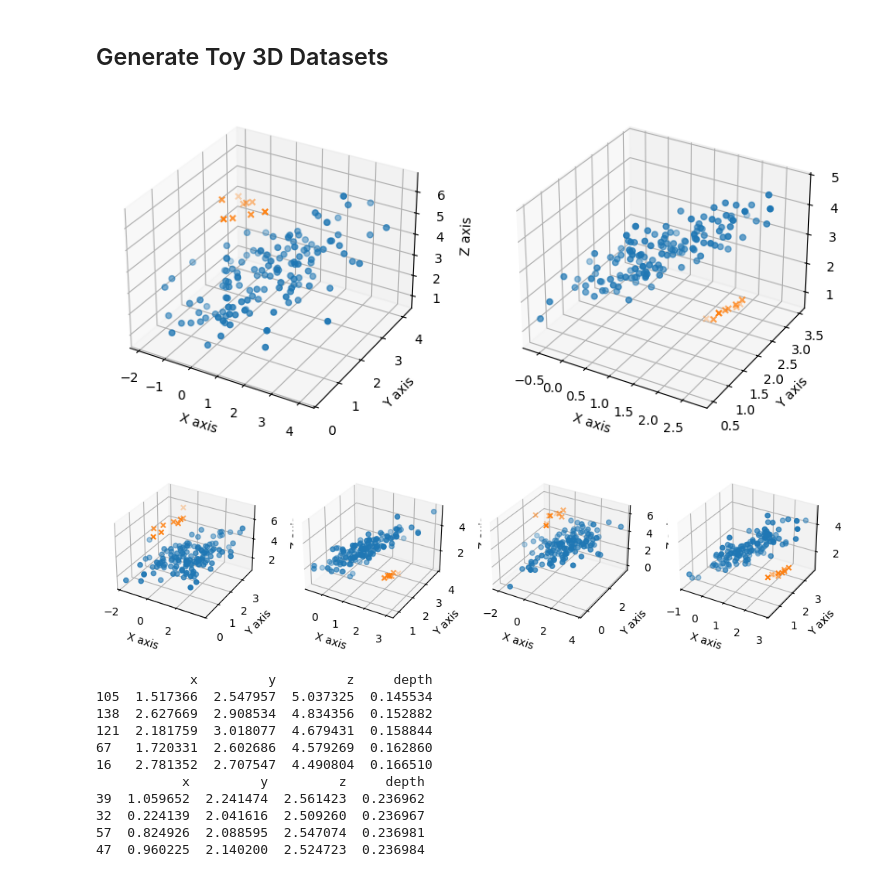
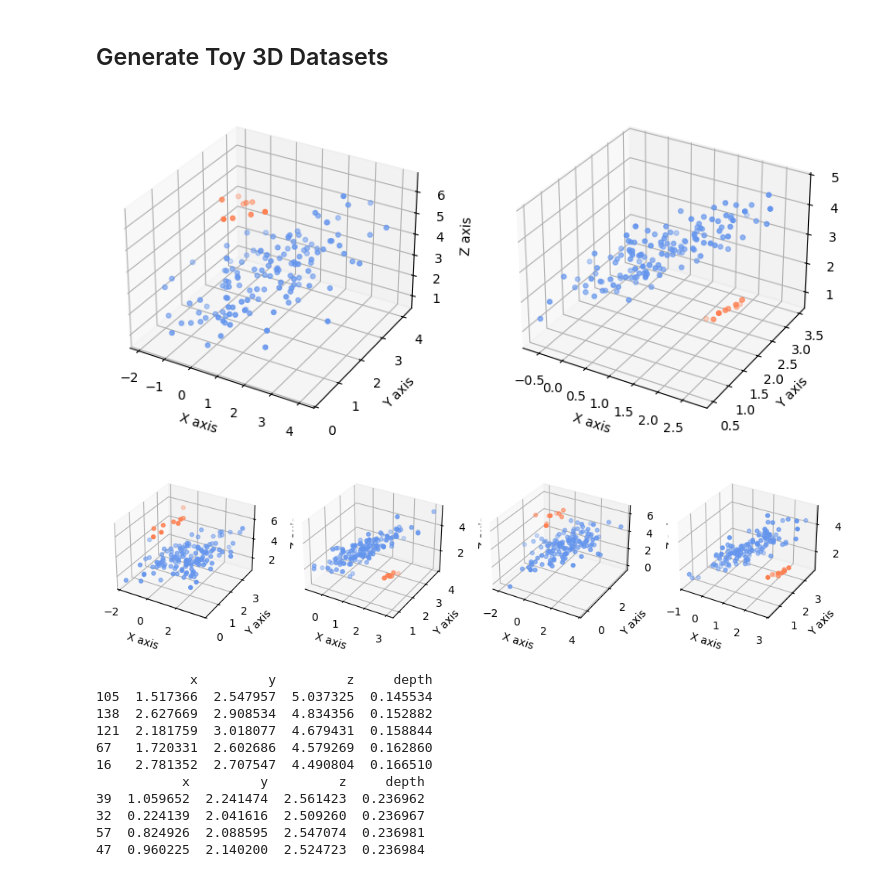
Before and after one commit to ananya-k15/data-depth, a Jupyter notebook: data_depth.ipynb, the cells around one changed output. Saved outputs shown, nothing was run; the diff lists cells and outputs as text; code cells hidden in the pictures.

```diff
--- a/data_depth.ipynb
+++ b/data_depth.ipynb
@@ -175,38 +176,37 @@ def generateToy3D(true, anomaly, mean=(1, 2, 3), anom_mean=(0, 2, 6), sparsity=5
     # (separately in case we need to extract this later)
     combined_x = np.concatenate([x, anom_x])
     combined_y = np.concatenate([y, anom_y])
     combined_z = np.concatenate([z, anom_z])
 
     # compute combined dataset
     combined_data = np.column_stack((combined_x, combined_y, combined_z))
     # print(combined_x.shape, combined_data.shape) # for testing
 
     return combined_data
 
-def plot3dScatter(ax, combined_data, true, pos=111) :
+def plot3dScatter(ax, combined_data, true) :
     # divide data into dimensions
     x, y, z = combined_data[:, 0], combined_data[:, 1], combined_data[:, 2]
 
     # we assume that the dataset is a combination of
     # true points followed by the anomalies
-
-    ax.scatter(x[:true], y[:true], z[:true], marker='o')
-    ax.scatter(x[true+1:], y[true+1:], z[true+1:], marker='x')
+    ax.scatter(x[:true], y[:true], z[:true], color='cornflowerblue', s=[50], marker='.')
+    ax.scatter(x[true+1:], y[true+1:], z[true+1:], color='coral', s=[50], marker='.')
     ax.set_xlabel('X axis')
     ax.set_ylabel('Y axis')
     ax.set_zlabel('Z axis')
 
 # creating a figure with two subplots
 # can be modified to plot any number of subplots
 fig, axs = plt.subplots(1, 2, figsize=(10, 10), subplot_kw=dict(projection='3d'))
 
 combined_data = generateToy3D(140, 10)
 plot3dScatter(axs[0], combined_data, 140)
 
 combined_data = generateToy3D(140, 10, anom_mean = (2, 2.5, 1), sparsity=16, random_state=10000202)
 plot3dScatter(axs[1], combined_data, 140)
 # %% [output]
-[figure, old version]
+[figure, new version]
 # %%
 # Example with 4 subplots
 fig, axs = plt.subplots(1, 4, figsize=(12, 12), subplot_kw=dict(projection='3d'))
@@ -223,5 +223,5 @@ plot3dScatter(axs[2], combined_data, 140)
 combined_data = generateToy3D(140, 10, anom_mean = (2, 2.5, 1), sparsity=16, random_state=10000202)
 plot3dScatter(axs[3], combined_data, 140)
 # %% [output]
-[figure, old version]
+[figure, new version]
 # %%
```
Also changed, not shown: parts of 10 cells of this notebook, 5 other files.
